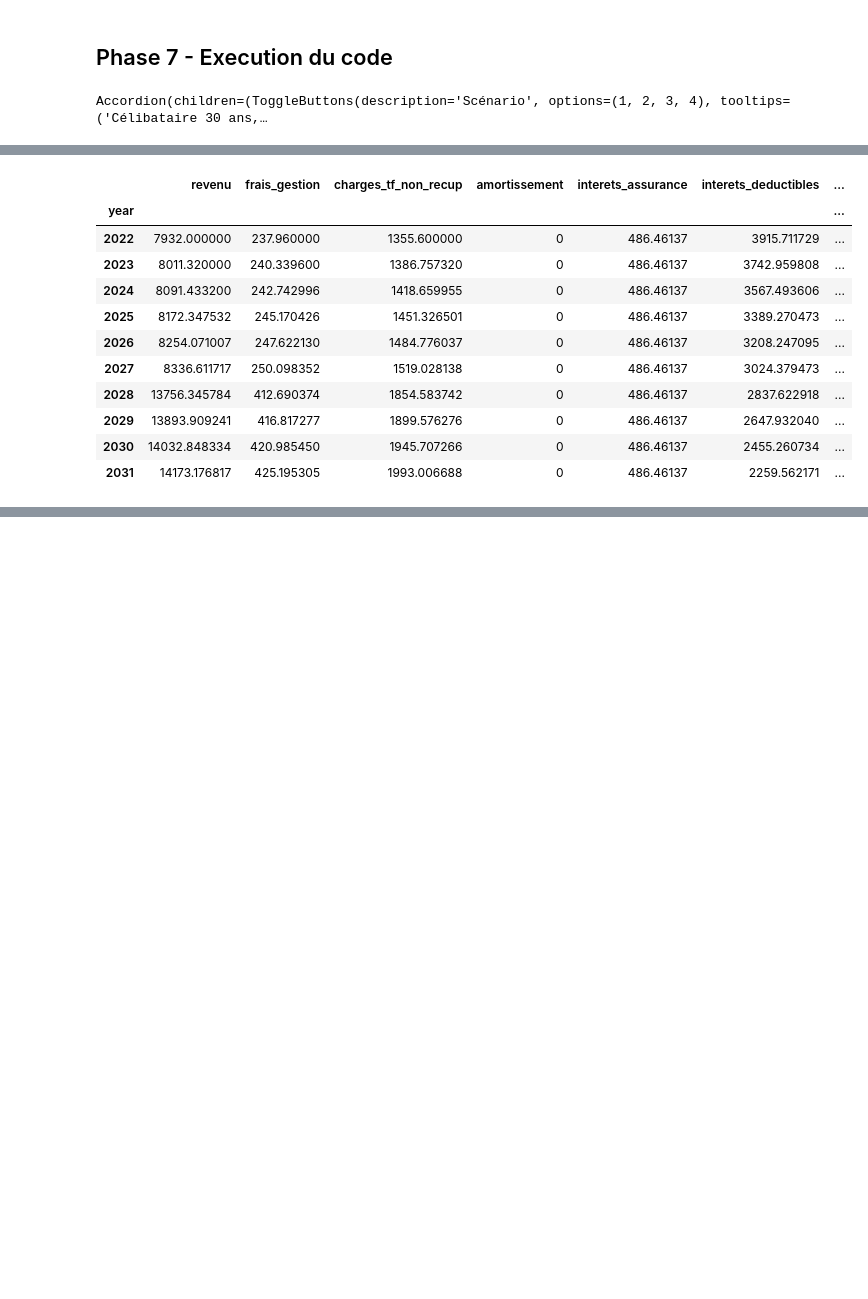
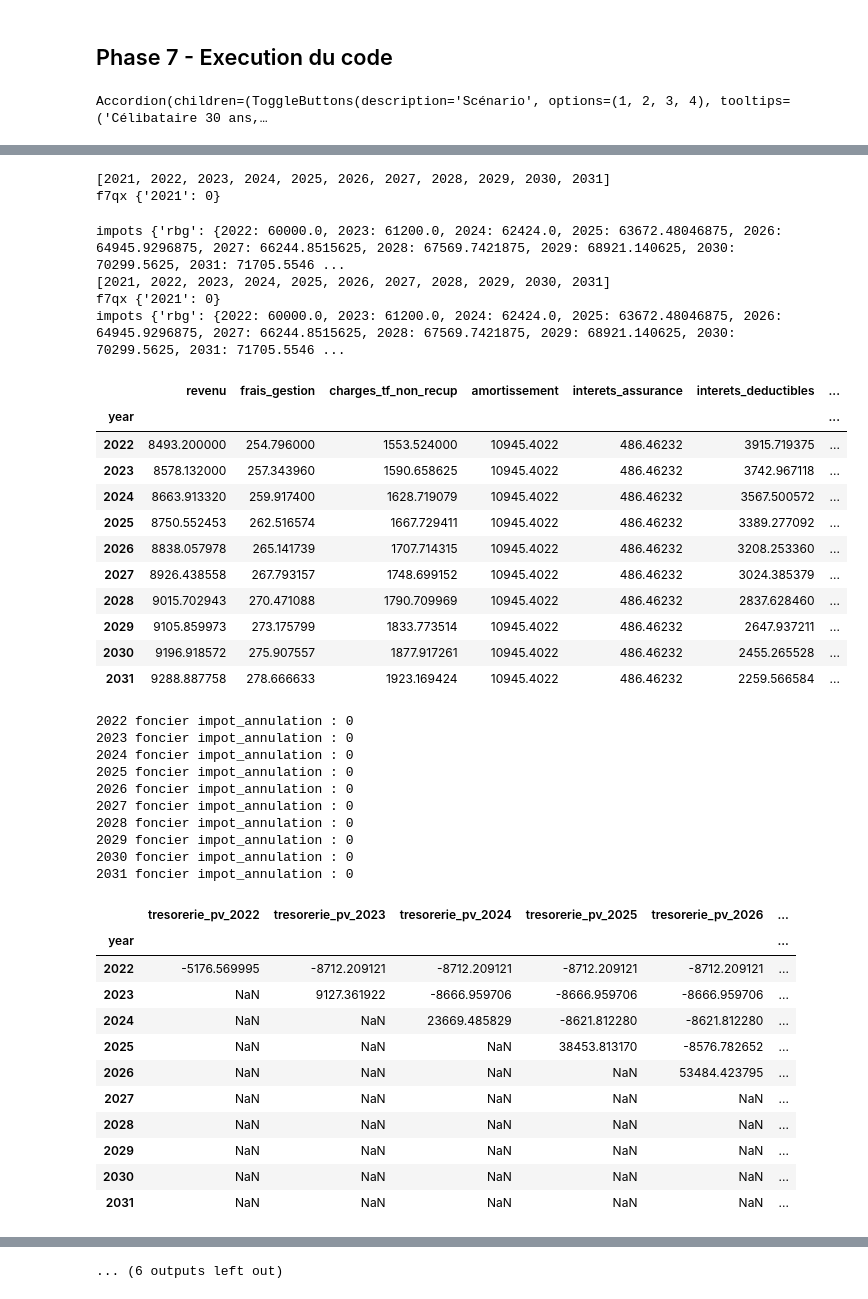
Before and after one commit to Jayanth-Conjonction/adomos-simulateur, a Jupyter notebook: Endettement.ipynb, the cells around one changed output, grey strips where cells are left out. Saved outputs shown, nothing was run; the diff lists cells and outputs as text; code cells hidden in the pictures; blank space fills up the shorter version.

```diff
--- a/Endettement.ipynb
+++ b/Endettement.ipynb
@@ -1909,11 +2014,7 @@ def page_if_y():
 
     button.on_click(on_button_clicked)
 # %%
-import matplotlib.pyplot as plt
-# if using a Jupyter notebook, include:
-%matplotlib inline
-
-def process_page():
+def process_page(mode):
 
     #Initialisation des cas à tester
     annee_fiscale_investisseur = 2021
@@ -2080,21 +2181,21 @@ def process_page():
 
             revenu_imposable = 60000
             age = 35
-            cas = _cas_investisseur(2021, "couple", declarants, age,  60000,  2)
+            cas = _cas_investisseur(annee_fiscale_investisseur, "couple", declarants, age,  60000,  2)
 
 
         elif change['new'] == 3:
             revenu_imposable = 100000
             age = 45
-            cas = _cas_investisseur(2021, "celibataire", declarants, age, 100000)
+            cas = _cas_investisseur(annee_fiscale_investisseur, "celibataire", declarants, age, 100000)
 
 
         elif change['new'] == 4:
             revenu_imposable = 120000
             age = 50
-            cas = _cas_investisseur(2021, "couple", declarants, age, 120000,  3)
+            cas = _cas_investisseur(annee_fiscale_investisseur, "couple", declarants, age, 120000,  3)
 
-        impots_sans_investissement = _simulation_openfisca_investisseur(cas, [annee_fiscale_investisseur], [annee_fiscale_investisseur], 0)
+        impots_sans_investissement = _simulation_openfisca_investisseur(cas, None, [annee_fiscale_investisseur], 0)
         revenu_net_mensuel = (revenu_imposable - impots_sans_investissement["iaidrdi"][annee_fiscale_investisseur])/12
 
         composant_impots_sans_investissement.value = str(impots_sans_investissement)
@@ -2246,6 +2347,7 @@ def process_page():
 
             #go
             output_simulation = _simulation_optimisation(
+            mode,
             #Infos Investisseur
             composant_cas.value,
             composant_impots_sans_investissement.value,
@@ -2366,7 +2468,7 @@ def process_page():
     #Page 4
     #UI
     tab = widgets.Tab([output_df_1, output_df_2, output_df_3, output_df_result, output_df_graph])
-    tab.set_title(0, 'Pinel 6 ans')
+    tab.set_title(0, 'Foncier')
     tab.set_title(1, 'Pinel 9 ans')
     tab.set_title(2, 'LMNP')
     tab.set_title(3, 'Résultat')
@@ -2387,18 +2489,6 @@ def process_page():
 # %% [markdown]
 ## Phase 7 - Execution du code
 # %%
-#Contraintes
-#Reste à vivre : 600€ par adulte et 300€ par enfant => contraintes
-#Revenus net imposable + Revenus locatif * 35% - charges (loyers etc...) => il reste
-#>=350€ minimum mensualité
-
-
-process_page()
-
-#output
-#Ce que j'ai mis ma poche
-#Roi annualisé
-#10 ans durée
-#
+process_page("automatique")
 # %% [output]
 Accordion(children=(ToggleButtons(description='Scénario', options=(1, 2, 3, 4), tooltips=('Célibataire 30 ans,…
@@ -2405,12 +2498,40 @@ Accordion(children=(ToggleButtons(description='Scénario', options=(1, 2, 3, 4),
+[2021, 2022, 2023, 2024, 2025, 2026, 2027, 2028, 2029, 2030, 2031]
+f7qx {'2021': 0}
+impots {'rbg': {2022: 60000.0, 2023: 61200.0, 2024: 62424.0, 2025: 63672.48046875, 2026: 64945.9296875, 2027: 66244.8515625, 2028: 67569.7421875, 2029: 68921.140625, 2030: 70299.5625, 2031: 71705.5546 ...
+[2021, 2022, 2023, 2024, 2025, 2026, 2027, 2028, 2029, 2030, 2031]
+f7qx {'2021': 0}
+impots {'rbg': {2022: 60000.0, 2023: 61200.0, 2024: 62424.0, 2025: 63672.48046875, 2026: 64945.9296875, 2027: 66244.8515625, 2028: 67569.7421875, 2029: 68921.140625, 2030: 70299.5625, 2031: 71705.5546 ...
 |  | revenu | frais_gestion | charges_tf_non_recup | amortissement | interets_assurance | interets_deductibles | ... |
 | year |  |  |  |  |  |  | ... |
-| 2022 | 7932.000000 | 237.960000 | 1355.600000 | 0 | 486.46137 | 3915.711729 | ... |
-| 2023 | 8011.320000 | 240.339600 | 1386.757320 | 0 | 486.46137 | 3742.959808 | ... |
-| 2024 | 8091.433200 | 242.742996 | 1418.659955 | 0 | 486.46137 | 3567.493606 | ... |
-| 2025 | 8172.347532 | 245.170426 | 1451.326501 | 0 | 486.46137 | 3389.270473 | ... |
-| 2026 | 8254.071007 | 247.622130 | 1484.776037 | 0 | 486.46137 | 3208.247095 | ... |
-| 2027 | 8336.611717 | 250.098352 | 1519.028138 | 0 | 486.46137 | 3024.379473 | ... |
-| 2028 | 13756.345784 | 412.690374 | 1854.583742 | 0 | 486.46137 | 2837.622918 | ... |
-| 2029 | 13893.909241 | 416.817277 | 1899.576276 | 0 | 486.46137 | 2647.932040 | ... |
-| 2030 | 14032.848334 | 420.985450 | 1945.707266 | 0 | 486.46137 | 2455.260734 | ... |
-| 2031 | 14173.176817 | 425.195305 | 1993.006688 | 0 | 486.46137 | 2259.562171 | ... |
+| 2022 | 8493.200000 | 254.796000 | 1553.524000 | 10945.4022 | 486.46232 | 3915.719375 | ... |
+| 2023 | 8578.132000 | 257.343960 | 1590.658625 | 10945.4022 | 486.46232 | 3742.967118 | ... |
+| 2024 | 8663.913320 | 259.917400 | 1628.719079 | 10945.4022 | 486.46232 | 3567.500572 | ... |
+| 2025 | 8750.552453 | 262.516574 | 1667.729411 | 10945.4022 | 486.46232 | 3389.277092 | ... |
+| 2026 | 8838.057978 | 265.141739 | 1707.714315 | 10945.4022 | 486.46232 | 3208.253360 | ... |
+| 2027 | 8926.438558 | 267.793157 | 1748.699152 | 10945.4022 | 486.46232 | 3024.385379 | ... |
+| 2028 | 9015.702943 | 270.471088 | 1790.709969 | 10945.4022 | 486.46232 | 2837.628460 | ... |
+| 2029 | 9105.859973 | 273.175799 | 1833.773514 | 10945.4022 | 486.46232 | 2647.937211 | ... |
+| 2030 | 9196.918572 | 275.907557 | 1877.917261 | 10945.4022 | 486.46232 | 2455.265528 | ... |
+| 2031 | 9288.887758 | 278.666633 | 1923.169424 | 10945.4022 | 486.46232 | 2259.566584 | ... |
+2022 foncier impot_annulation : 0
+2023 foncier impot_annulation : 0
+2024 foncier impot_annulation : 0
+2025 foncier impot_annulation : 0
+2026 foncier impot_annulation : 0
+2027 foncier impot_annulation : 0
+2028 foncier impot_annulation : 0
+2029 foncier impot_annulation : 0
+2030 foncier impot_annulation : 0
+2031 foncier impot_annulation : 0
+|  | tresorerie_pv_2022 | tresorerie_pv_2023 | tresorerie_pv_2024 | tresorerie_pv_2025 | tresorerie_pv_2026 | ... |
+| year |  |  |  |  |  | ... |
+| 2022 | -5176.569995 | -8712.209121 | -8712.209121 | -8712.209121 | -8712.209121 | ... |
+| 2023 | NaN | 9127.361922 | -8666.959706 | -8666.959706 | -8666.959706 | ... |
+| 2024 | NaN | NaN | 23669.485829 | -8621.812280 | -8621.812280 | ... |
+| 2025 | NaN | NaN | NaN | 38453.813170 | -8576.782652 | ... |
+| 2026 | NaN | NaN | NaN | NaN | 53484.423795 | ... |
+| 2027 | NaN | NaN | NaN | NaN | NaN | ... |
+| 2028 | NaN | NaN | NaN | NaN | NaN | ... |
+| 2029 | NaN | NaN | NaN | NaN | NaN | ... |
+| 2030 | NaN | NaN | NaN | NaN | NaN | ... |
+| 2031 | NaN | NaN | NaN | NaN | NaN | ... |
@@ -2417,3 +2578,4 @@ Accordion(children=(ToggleButtons(description='Scénario', options=(1, 2, 3, 4),
+... (6 outputs left out)
 # %%
 #decomposer charges
 #investissement
```
Also changed, not shown: parts of 11 cells of this notebook.
